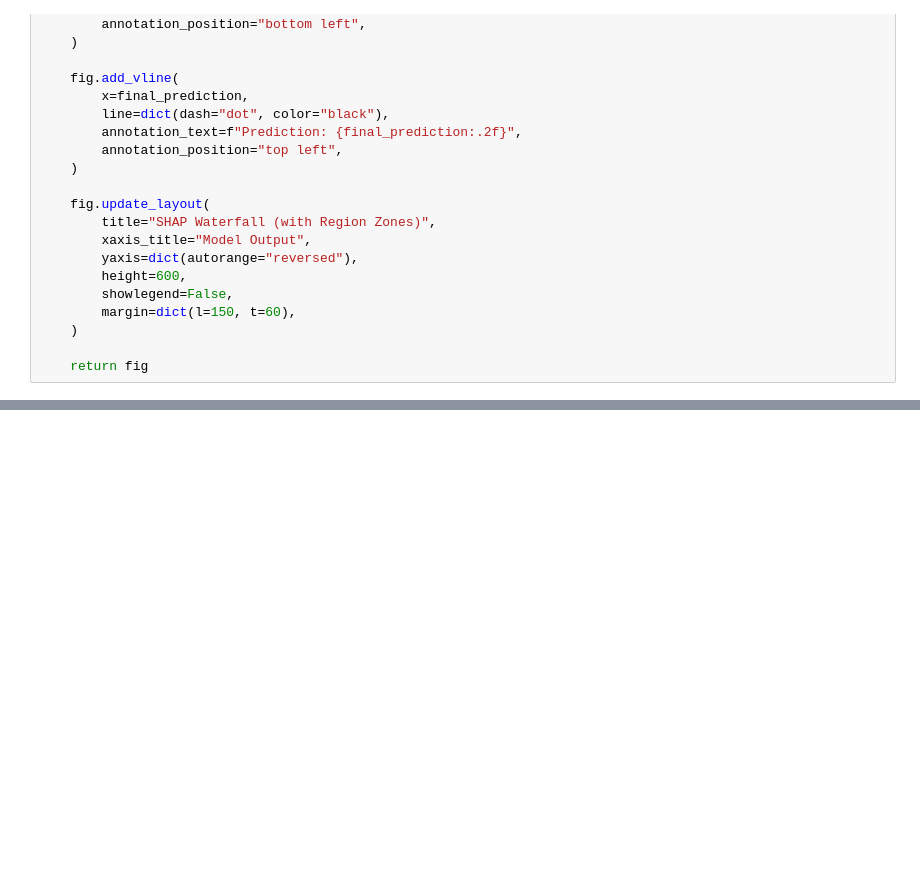
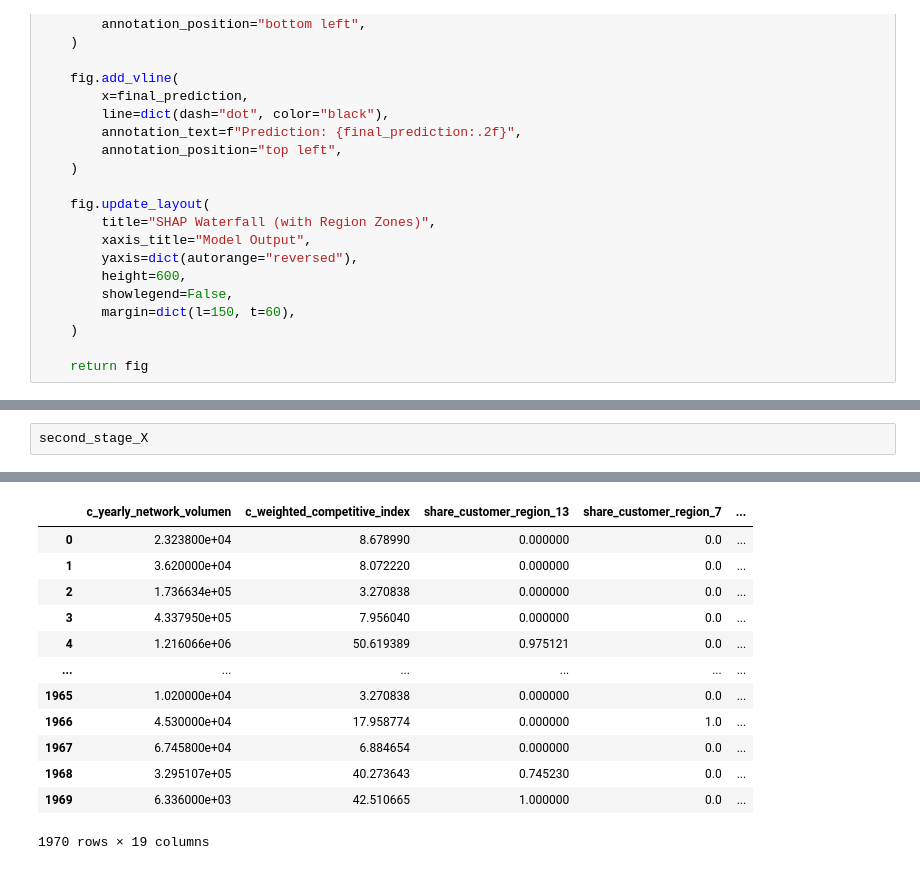
Before and after one commit to cdavalos-mck/cp_b2b_pricing, a Jupyter notebook: notebooks/shap_analysis.ipynb, the cells around one changed output, grey strips where cells are left out. Saved outputs shown, nothing was run; the diff lists cells and outputs as text; blank space fills up the shorter version.

```diff
--- a/notebooks/shap_analysis.ipynb
+++ b/notebooks/shap_analysis.ipynb
@@ -393,0 +352,3 @@ AttributeError: 'numpy.ndarray' object has no attribute 'iloc'
+# %%
+second_stage_X
+# %% [output]
@@ -393,0 +356,13 @@ AttributeError: 'numpy.ndarray' object has no attribute 'iloc'
+|  | c_yearly_network_volumen | c_weighted_competitive_index | share_customer_region_13 | share_customer_region_7 | ... |
+| 0 | 2.323800e+04 | 8.678990 | 0.000000 | 0.0 | ... |
+| 1 | 3.620000e+04 | 8.072220 | 0.000000 | 0.0 | ... |
+| 2 | 1.736634e+05 | 3.270838 | 0.000000 | 0.0 | ... |
+| 3 | 4.337950e+05 | 7.956040 | 0.000000 | 0.0 | ... |
+| 4 | 1.216066e+06 | 50.619389 | 0.975121 | 0.0 | ... |
+| ... | ... | ... | ... | ... | ... |
+| 1965 | 1.020000e+04 | 3.270838 | 0.000000 | 0.0 | ... |
+| 1966 | 4.530000e+04 | 17.958774 | 0.000000 | 1.0 | ... |
+| 1967 | 6.745800e+04 | 6.884654 | 0.000000 | 0.0 | ... |
+| 1968 | 3.295107e+05 | 40.273643 | 0.745230 | 0.0 | ... |
+| 1969 | 6.336000e+03 | 42.510665 | 1.000000 | 0.0 | ... |
+1970 rows × 19 columns
```
Also changed, not shown: parts of 6 cells of this notebook, 23 other files.
